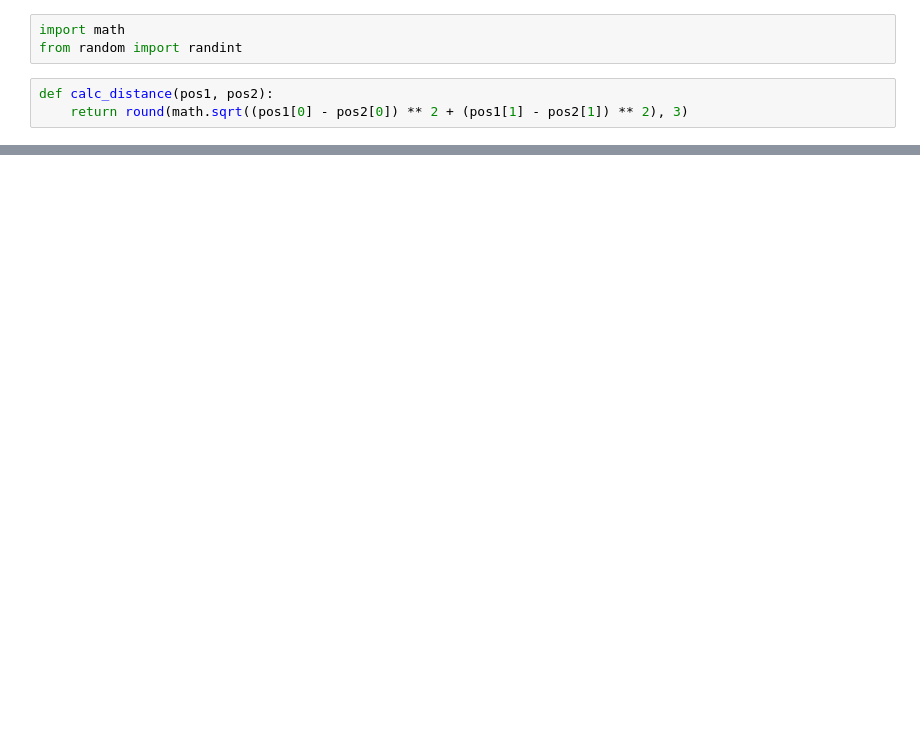
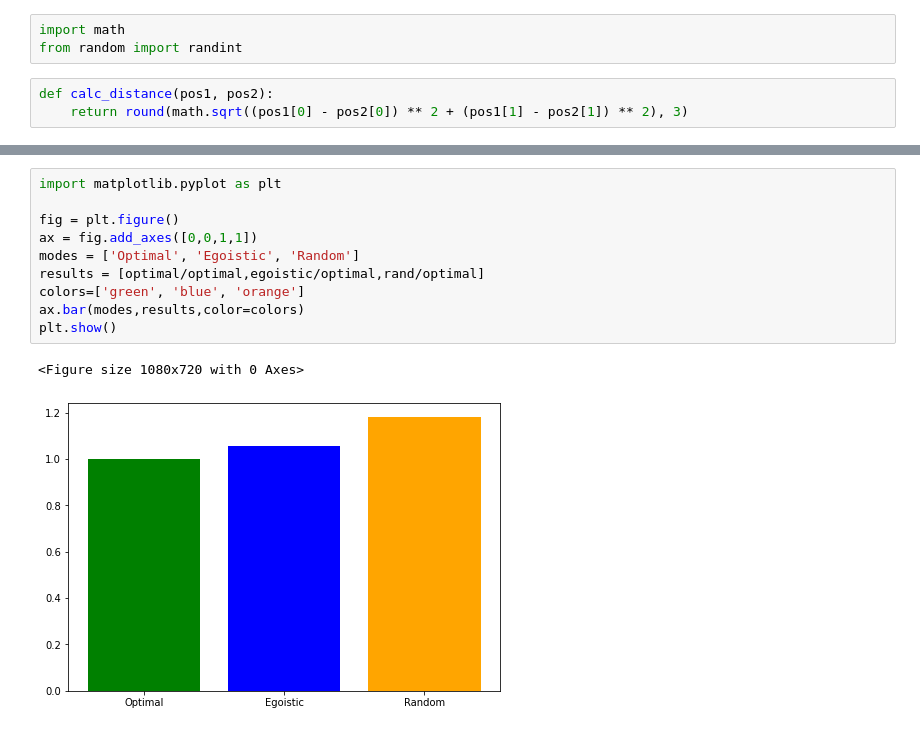
Before and after one commit to nikolim/cablab, a Jupyter notebook: distance_estimator.ipynb, the cells around one changed output, grey strips where cells are left out. Drawn from its saved outputs; the diff is of its cells as text; blank space fills up the shorter version.

```diff
--- a/distance_estimator.ipynb
+++ b/distance_estimator.ipynb
@@ -100,0 +138,13 @@ def calc_minimal_way_use_case_1(arr):
+# %%
+import matplotlib.pyplot as plt
+
+fig = plt.figure()
+ax = fig.add_axes([0,0,1,1])
+modes = ['Optimal', 'Egoistic', 'Random']
+results = [optimal/optimal,egoistic/optimal,rand/optimal]
+colors=['green', 'blue', 'orange']
+ax.bar(modes,results,color=colors)
+plt.show()
+# %% [output]
+<Figure size 1080x720 with 0 Axes>
+[figure, added]
```
Also changed, not shown: parts of 6 cells of this notebook, 5 other files.
